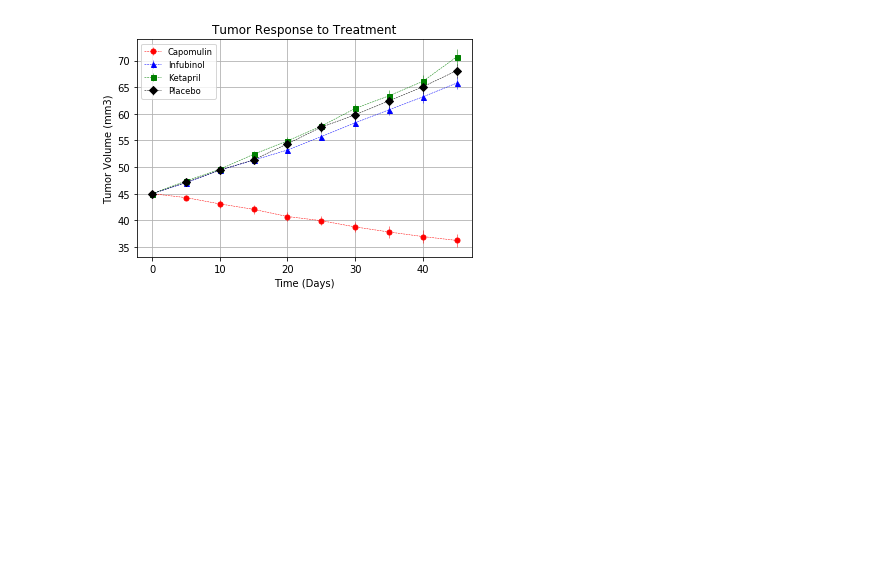
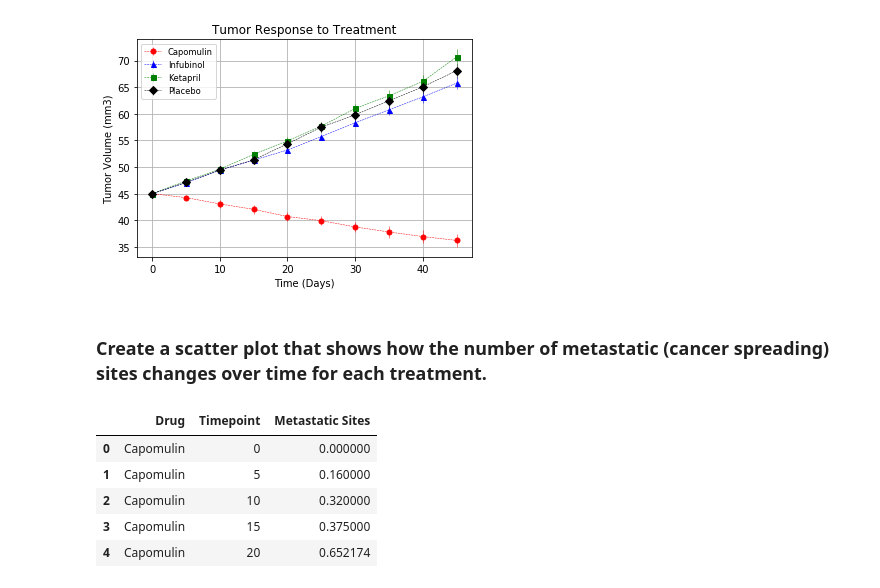
Before and after one commit to jasonzelaya/Pymaceuticals, a Jupyter notebook: pymaceuticals.ipynb, the cells around one changed output. Cells and saved outputs as stored; diff of their text form; code cells hidden in the pictures; blank space fills up the shorter version.

```diff
--- a/pymaceuticals.ipynb
+++ b/pymaceuticals.ipynb
@@ -143,3 +143,21 @@ plt.savefig("images/tumor_treatments.jpg")
 plt.show()
 # %% [output]
 [figure]
+# %% [markdown]
+### Create a scatter plot that shows how the number of metastatic (cancer spreading) sites changes over time for each treatment.
+# %%
+# Calculate mean for "Metastatic Sites" grouped by "Drug" and "Timepoint"
+meta_mean_group = all_data.groupby(["Drug", "Timepoint"])["Metastatic Sites"].mean()
+
+# Convert to, and flatten, DataFrame
+meta_mean_df = pd.DataFrame(meta_mean_group).reset_index()
+
+# Preview DataFrame
+meta_mean_df.head()
+# %% [output]
+|  | Drug | Timepoint | Metastatic Sites |
+| 0 | Capomulin | 0 | 0.000000 |
+| 1 | Capomulin | 5 | 0.160000 |
+| 2 | Capomulin | 10 | 0.320000 |
+| 3 | Capomulin | 15 | 0.375000 |
+| 4 | Capomulin | 20 | 0.652174 |
```
Also changed, not shown: parts of 5 cells of this notebook.
